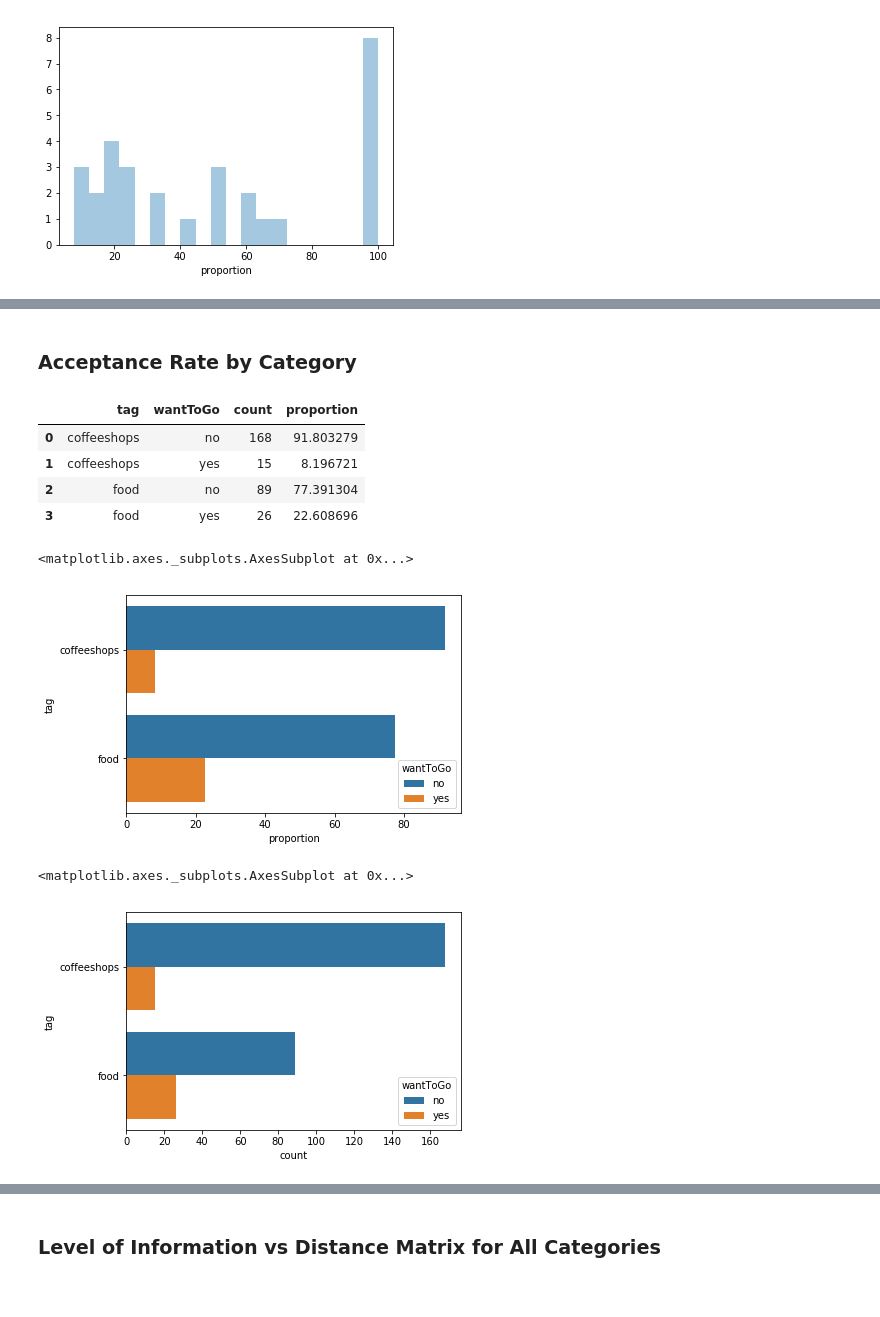
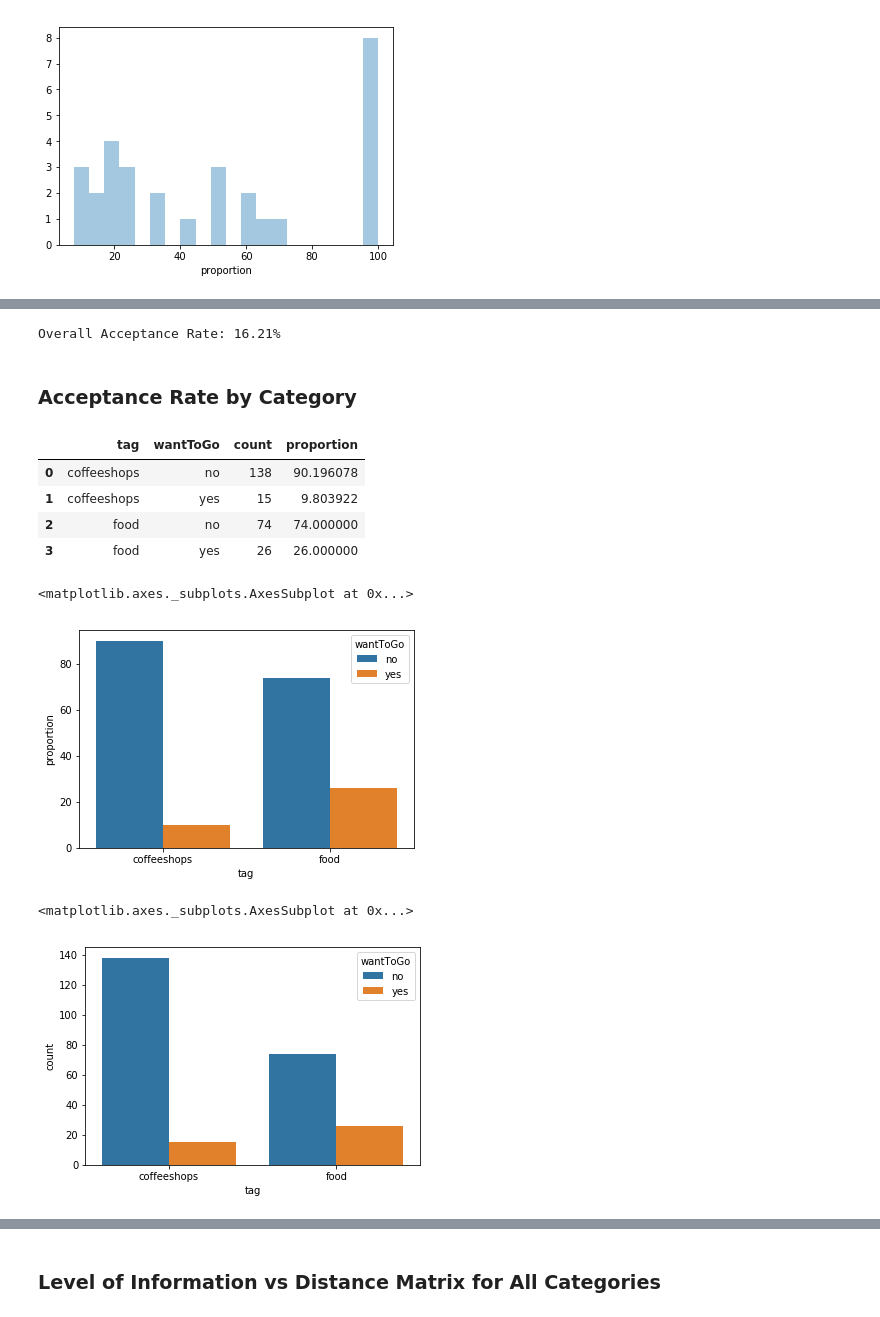
Before and after one commit to NUDelta/les-study-analysis, a Jupyter notebook: expand-exploit-study-analysis.ipynb, the cells around one changed output, grey strips where cells are left out. Saved outputs shown, nothing was run; the diff lists cells and outputs as text; code cells hidden in the pictures.

Commit message:
adding simple graphs, removing bad users from eXpand

```diff
--- a/expand-exploit-study-analysis.ipynb
+++ b/expand-exploit-study-analysis.ipynb
@@ -14,3 +14,7 @@ import seaborn as sns
 import matplotlib.pyplot as plt
 from matplotlib.colors import ListedColormap
 %matplotlib inline
+
+sns.despine()
+sns.set(font_scale=1.5)
+sns.set_style("white")
@@ -344,0 +301,15 @@ sns.distplot(missed_notification_proportion['proportion'], bins=20, kde=False)
+# %%
+bad_users = ['D19F4706-30D0-4A02-8370-B7C18FA83C28',
+             '75200C4F-8F36-42BB-8412-CC61CAC749C1',
+             '5C7CE1E9-0F10-4AA0-93C0-A345D357A92F',
+             'C6378548-C814-463E-B508-1832F9354819',
+             '11B8092A-E445-4B65-AE36-38AD9CAA443A']
+# %%
+cleaned_merged_expand = merged_expand[~merged_expand['vendorId'].isin(bad_users)]
+simplified_merged_expand = cleaned_merged_expand[['distanceCondition', 'levelOfInformation', 'tag', 'emaResponse']]
+
+# UNCOMMENT TO IGNORE MISSED NOTIFICATIONS
+# simplified_merged_expand = simplified_merged_expand[simplified_merged_expand['emaResponse'] != 'missed notification']
+
+simplified_merged_expand['wantToGo'] = 'no'
+simplified_merged_expand.loc[simplified_merged_expand['emaResponse'].isin(['Yes, but I was already going there.', 'Yes! Great to know, I\'m going to go now!']), 'wantToGo'] = 'yes'
@@ -345,3 +381,8 @@ sns.distplot(missed_notification_proportion['proportion'], bins=20, kde=False)
+# %%
+# overall 'yes' proportion
+print('Overall Acceptance Rate: {}%'.format(round(100 * len(simplified_merged_expand[simplified_merged_expand['wantToGo'] == 'yes']) / len(simplified_merged_expand), 2)))
+# %% [output]
+Overall Acceptance Rate: 16.21%
 # %% [markdown]
 ### Acceptance Rate by Category
 # %%
@@ -352,17 +393,17 @@ acceptance_by_cat.loc[acceptance_by_cat['tag'] == 'food', 'proportion'] = 100 *
 acceptance_by_cat
 # %% [output]
 |  | tag | wantToGo | count | proportion |
-| 0 | coffeeshops | no | 168 | 91.803279 |
-| 1 | coffeeshops | yes | 15 | 8.196721 |
-| 2 | food | no | 89 | 77.391304 |
-| 3 | food | yes | 26 | 22.608696 |
+| 0 | coffeeshops | no | 138 | 90.196078 |
+| 1 | coffeeshops | yes | 15 | 9.803922 |
+| 2 | food | no | 74 | 74.000000 |
+| 3 | food | yes | 26 | 26.000000 |
 # %%
-sns.barplot(data=acceptance_by_cat[['tag', 'proportion', 'wantToGo']], x='proportion', y='tag', hue='wantToGo')
+sns.barplot(data=acceptance_by_cat[['tag', 'proportion', 'wantToGo']], x='tag', y='proportion', hue='wantToGo')
 # %% [output]
 <matplotlib.axes._subplots.AxesSubplot at 0x...>
-[figure, old version]
+[figure, new version]
 # %%
-sns.barplot(data=acceptance_by_cat[['tag', 'count', 'wantToGo']], x='count', y='tag', hue='wantToGo')
+sns.barplot(data=acceptance_by_cat[['tag', 'count', 'wantToGo']], x='tag', y='count', hue='wantToGo')
 # %% [output]
 <matplotlib.axes._subplots.AxesSubplot at 0x...>
-[figure, old version]
+[figure, new version]
```
Also changed, not shown: parts of 23 cells of this notebook, 1 other file.
